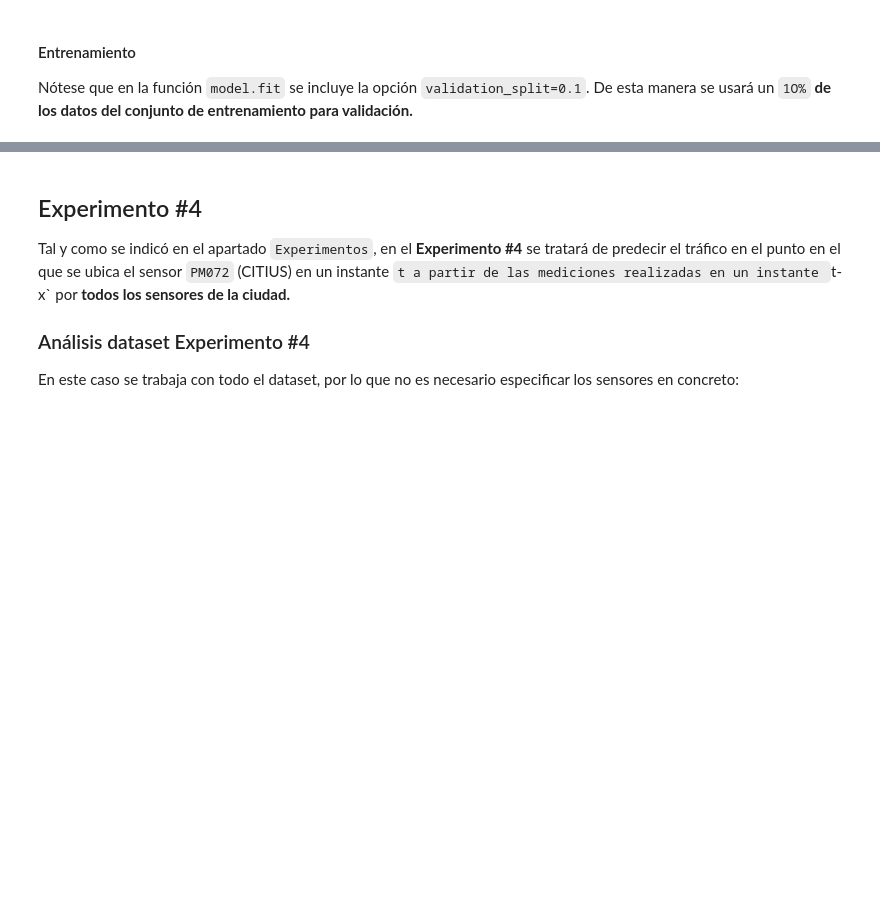
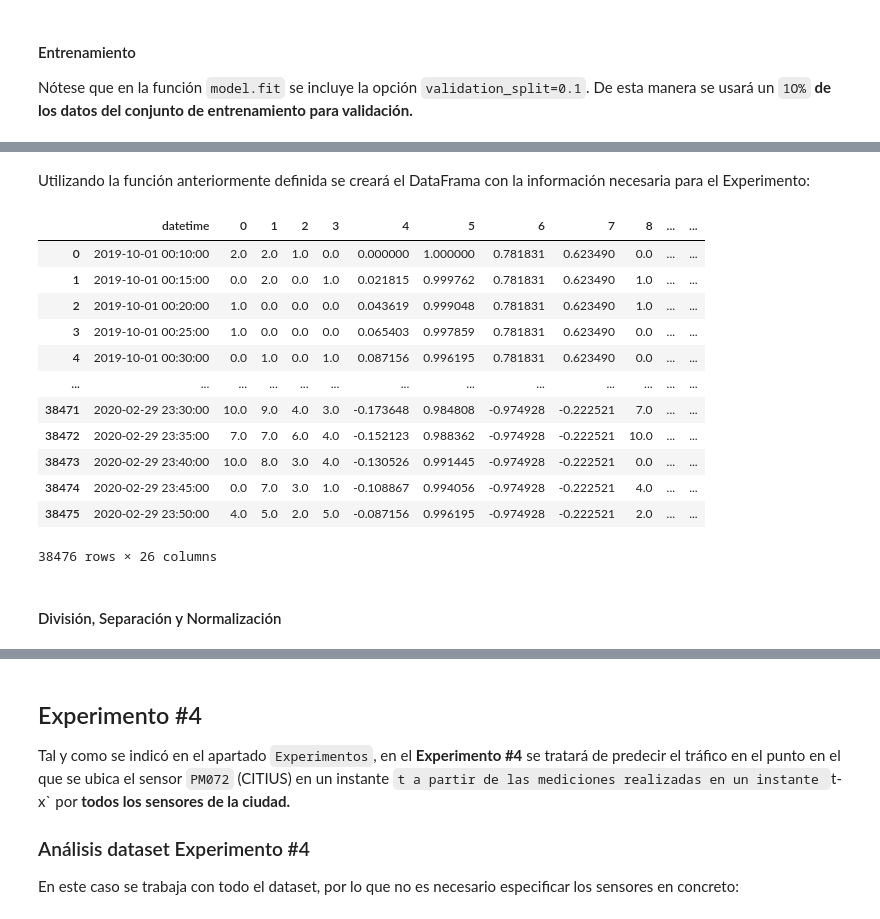
Before and after one commit to albertopmp/TFG, a Jupyter notebook: src/TrafficFlow.ipynb, the cells around one changed output, grey strips where cells are left out. Saved outputs shown, nothing was run; the diff lists cells and outputs as text; code cells hidden in the pictures; blank space fills up the shorter version.

```diff
--- a/src/TrafficFlow.ipynb
+++ b/src/TrafficFlow.ipynb
@@ -1944,0 +1975,21 @@ graph_predictions(test_dates, test_labels, predictions, freq = 4)
+# %% [markdown]
+Utilizando la función anteriormente definida se creará el DataFrama con la información necesaria para el Experimento:
+# %%
+df_3_multi_timestep = prepare_multi_timestep_df(df_3)
+df_3_multi_timestep
+# %% [output]
+|  | datetime | 0 | 1 | 2 | 3 | 4 | 5 | 6 | 7 | 8 | ... | ... |
+| 0 | 2019-10-01 00:10:00 | 2.0 | 2.0 | 1.0 | 0.0 | 0.000000 | 1.000000 | 0.781831 | 0.623490 | 0.0 | ... | ... |
+| 1 | 2019-10-01 00:15:00 | 0.0 | 2.0 | 0.0 | 1.0 | 0.021815 | 0.999762 | 0.781831 | 0.623490 | 1.0 | ... | ... |
+| 2 | 2019-10-01 00:20:00 | 1.0 | 0.0 | 0.0 | 0.0 | 0.043619 | 0.999048 | 0.781831 | 0.623490 | 1.0 | ... | ... |
+| 3 | 2019-10-01 00:25:00 | 1.0 | 0.0 | 0.0 | 0.0 | 0.065403 | 0.997859 | 0.781831 | 0.623490 | 0.0 | ... | ... |
+| 4 | 2019-10-01 00:30:00 | 0.0 | 1.0 | 0.0 | 1.0 | 0.087156 | 0.996195 | 0.781831 | 0.623490 | 0.0 | ... | ... |
+| ... | ... | ... | ... | ... | ... | ... | ... | ... | ... | ... | ... | ... |
+| 38471 | 2020-02-29 23:30:00 | 10.0 | 9.0 | 4.0 | 3.0 | -0.173648 | 0.984808 | -0.974928 | -0.222521 | 7.0 | ... | ... |
+| 38472 | 2020-02-29 23:35:00 | 7.0 | 7.0 | 6.0 | 4.0 | -0.152123 | 0.988362 | -0.974928 | -0.222521 | 10.0 | ... | ... |
+| 38473 | 2020-02-29 23:40:00 | 10.0 | 8.0 | 3.0 | 4.0 | -0.130526 | 0.991445 | -0.974928 | -0.222521 | 0.0 | ... | ... |
+| 38474 | 2020-02-29 23:45:00 | 0.0 | 7.0 | 3.0 | 1.0 | -0.108867 | 0.994056 | -0.974928 | -0.222521 | 4.0 | ... | ... |
+| 38475 | 2020-02-29 23:50:00 | 4.0 | 5.0 | 2.0 | 5.0 | -0.087156 | 0.996195 | -0.974928 | -0.222521 | 2.0 | ... | ... |
+38476 rows × 26 columns
+# %% [markdown]
+#### División, Separación y Normalización
```
Also changed, not shown: parts of 41 cells of this notebook.
